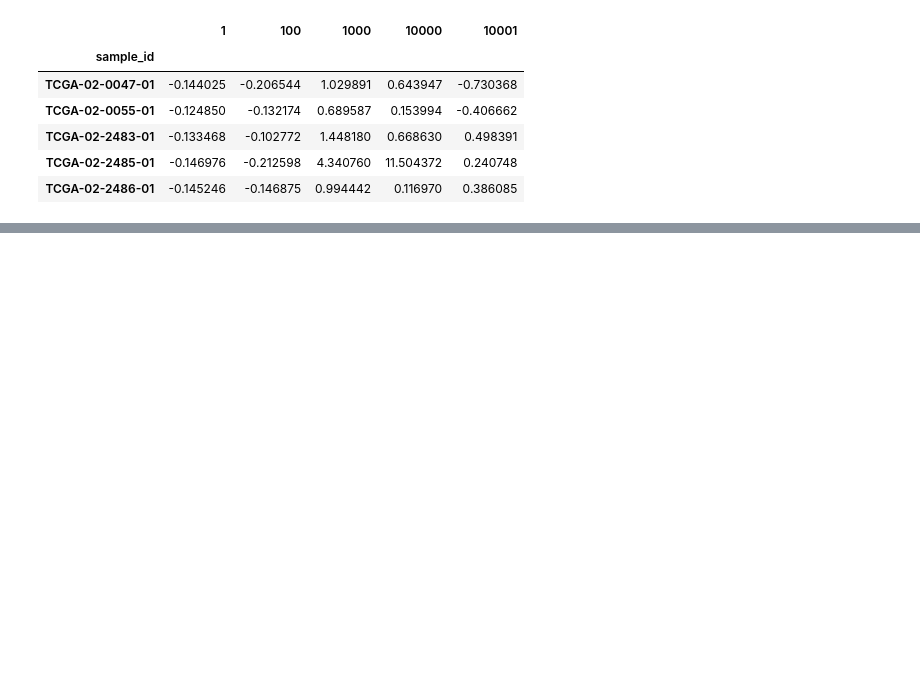
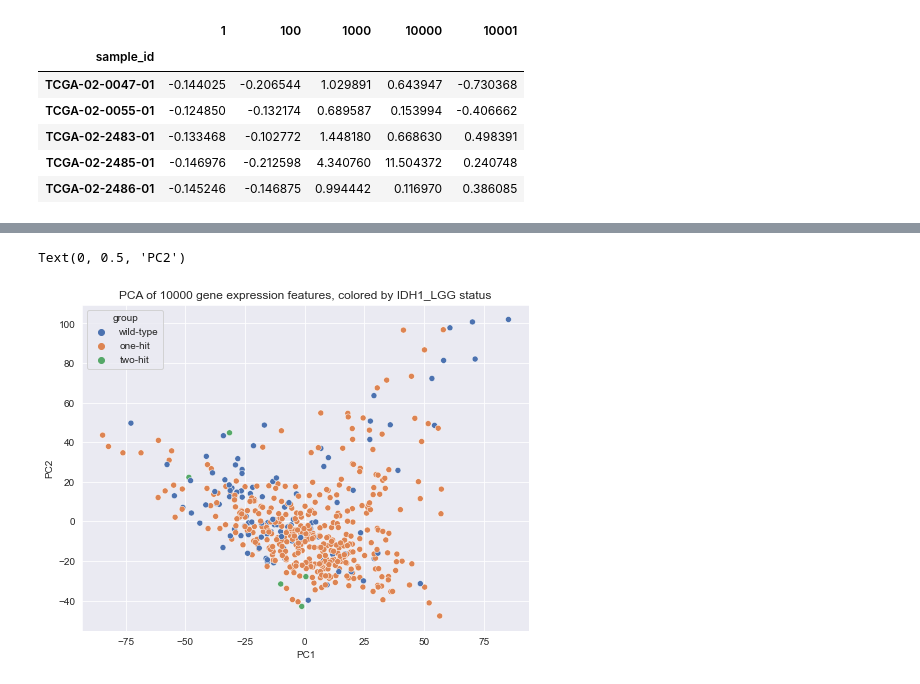
Before and after one commit to greenelab/mutation-fn, a Jupyter notebook: 6_survival_analysis/expression_eda.ipynb, the cells around one changed output, grey strips where cells are left out. Cells and saved outputs as stored; diff of their text form; code cells hidden in the pictures; blank space fills up the shorter version.

Commit message:
plot dimension reduced one/two hit samples

```diff
--- a/6_survival_analysis/expression_eda.ipynb
+++ b/6_survival_analysis/expression_eda.ipynb
@@ -33,7 +33,7 @@ pancancer_pickle = Path('/home/jake/research/mpmp/data/pancancer_data.pkl')
 
 # gene expression/rppa data files
 data_type = 'gene expression'
-subset_feats = 100
+subset_feats = 10000
 gene_expression_data_file = Path(
     '/home/jake/research/mpmp/data/tcga_expression_matrix_processed.tsv.gz'
 )
@@ -240,0 +220,21 @@ dtype: int64
+# %%
+identifier = 'IDH1_LGG'
+cancer_classification = 'Oncogene'
+
+sample_mut_df = get_hits_for_gene_and_tissue(identifier, cancer_classification)
+
+# make sure sample data overlaps exactly with expression data
+overlap_ixs = sample_mut_df.index.intersection(exp_df.index)
+sample_mut_df = sample_mut_df.loc[overlap_ixs, :].copy()
+exp_df = exp_df.loc[overlap_ixs, :].copy()
+
+# add group info for legends
+sample_mut_df['group'] = sample_mut_df.group.map({
+    0: 'wild-type',
+    1: 'one-hit',
+    2: 'two-hit'
+})
+
+print(sample_mut_df.shape)
+print(sample_mut_df.group.unique())
+sample_mut_df.iloc[:5, :5]
@@ -240,0 +252,9 @@ dtype: int64
+# %%
+from sklearn.decomposition import PCA
+
+pca = PCA(n_components=2)
+
+X_proj_pca = pca.fit_transform(exp_df)
+
+print(X_proj_pca.shape)
+X_proj_pca[:5, :5]
@@ -240,0 +268,14 @@ dtype: int64
+# %%
+sns.set({'figure.figsize': (8, 6)})
+
+sns.scatterplot(x=X_proj_pca[:, 0],
+                y=X_proj_pca[:, 1],
+                hue=sample_mut_df.group)
+
+plt.title('PCA of {} {} features, colored by {} status'.format(
+    subset_feats, data_type, identifier))
+plt.xlabel('PC1')
+plt.ylabel('PC2')
+# %% [output]
+Text(0, 0.5, 'PC2')
+[figure, added]
```
Also changed, not shown: parts of 10 cells of this notebook, 1 other file.
